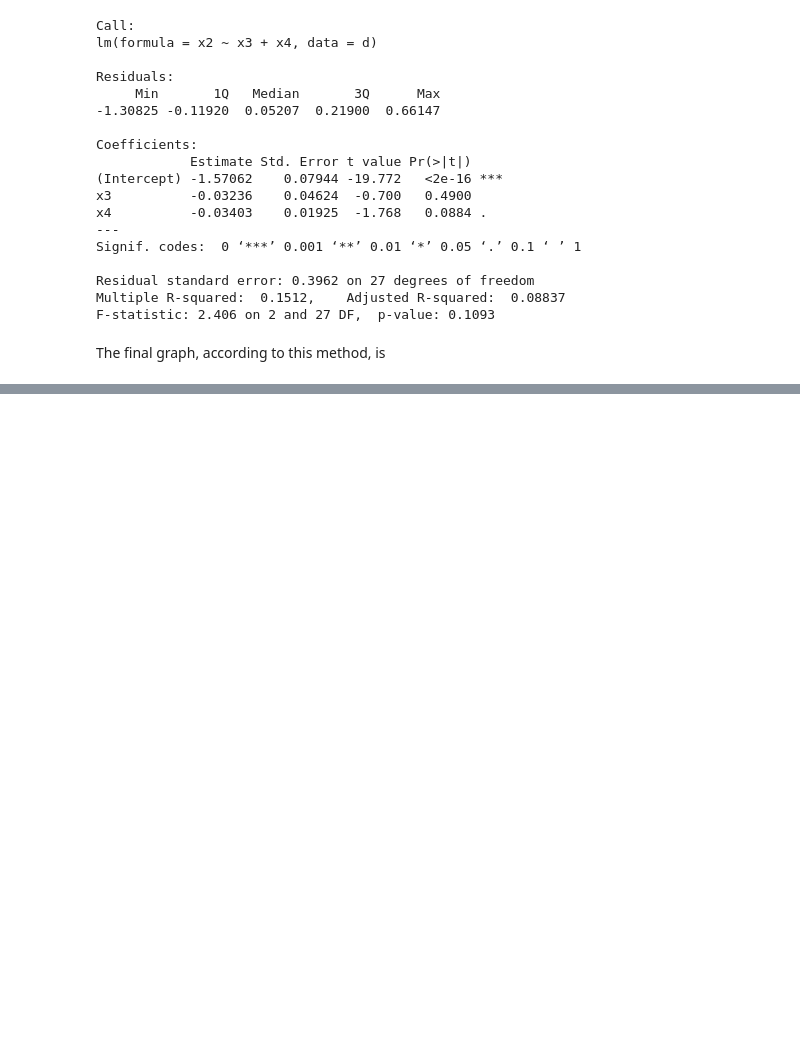
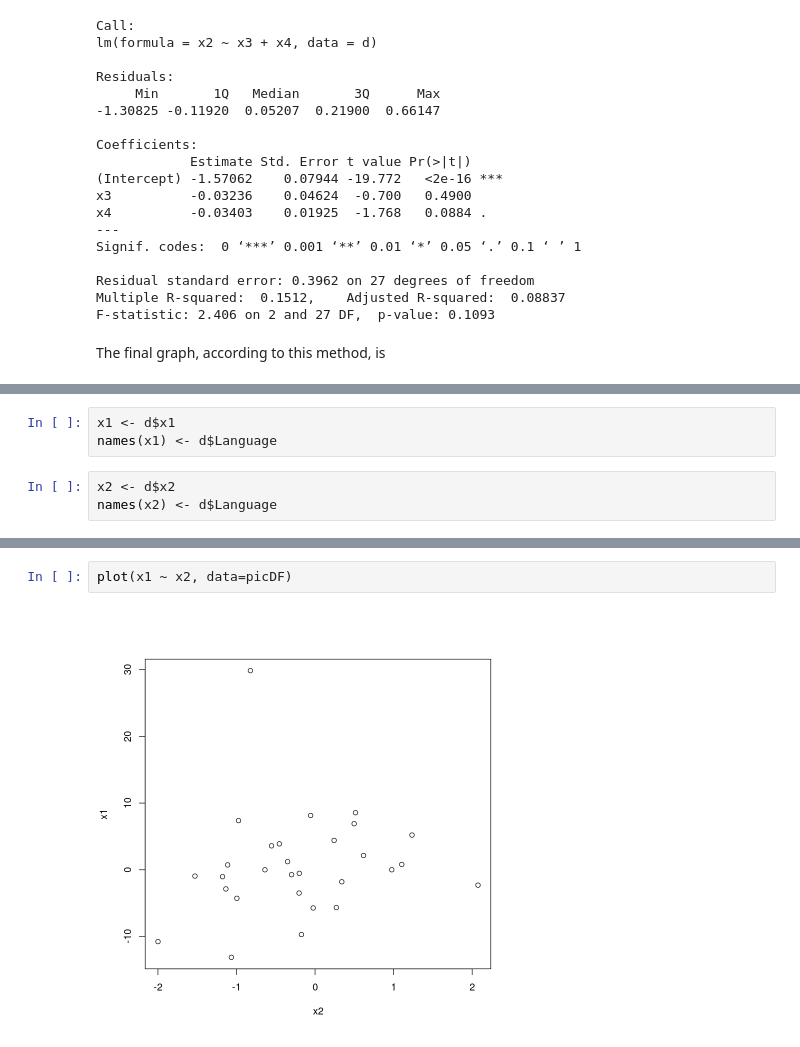
Before and after one commit to gerhardJaeger/phylogeneticCausalAnalysis, a Jupyter notebook: code/mlAnalysis.ipynb, the cells around one changed output, grey strips where cells are left out. Saved outputs shown, nothing was run; the diff lists cells and outputs as text; blank space fills up the shorter version.

```diff
--- a/code/mlAnalysis.ipynb
+++ b/code/mlAnalysis.ipynb
@@ -598,0 +599,6 @@ plot(g, vertex.size=30, edge.width = 5, edge.color = "black", vertex.label.cex=2
+# %%
+x1 <- d$x1
+names(x1) <- d$Language
+# %%
+x2 <- d$x2
+names(x2) <- d$Language
@@ -598,0 +638,4 @@ plot(g, vertex.size=30, edge.width = 5, edge.color = "black", vertex.label.cex=2
+# %%
+plot(x1 ~ x2, data=picDF)
+# %% [output]
+[figure, added]
```
Also changed, not shown: parts of 22 cells of this notebook, 1 other file.
